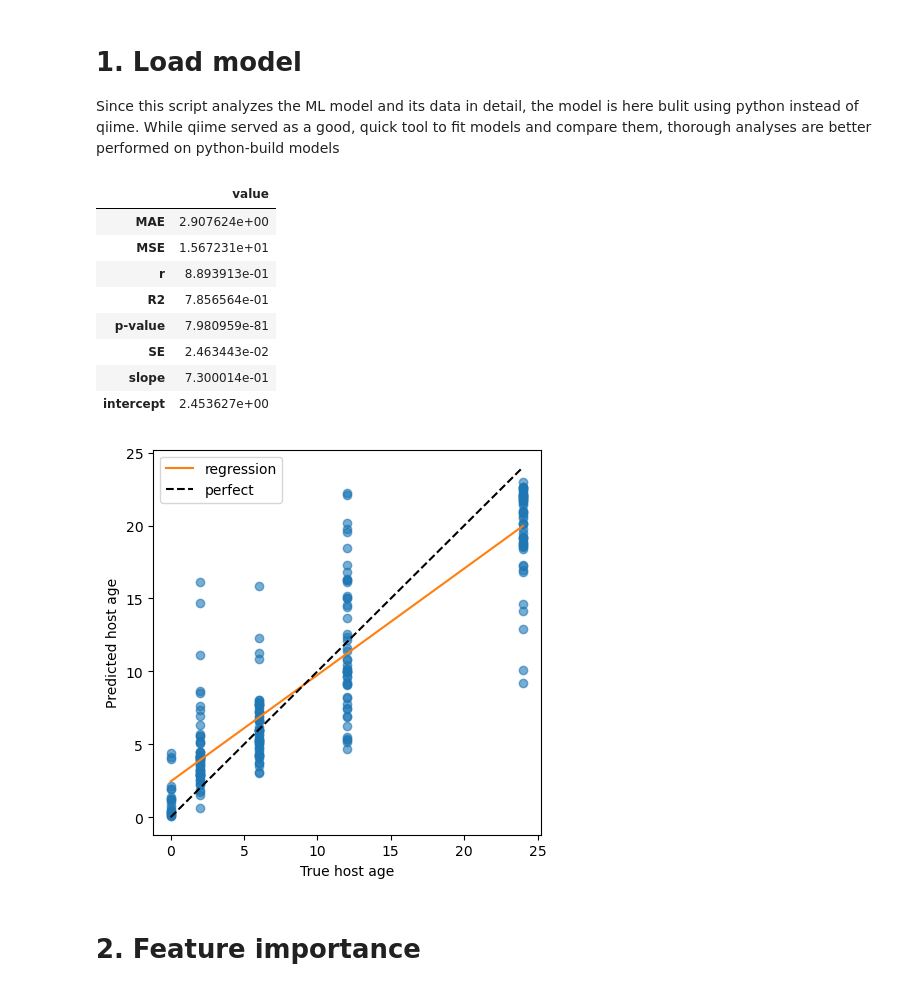
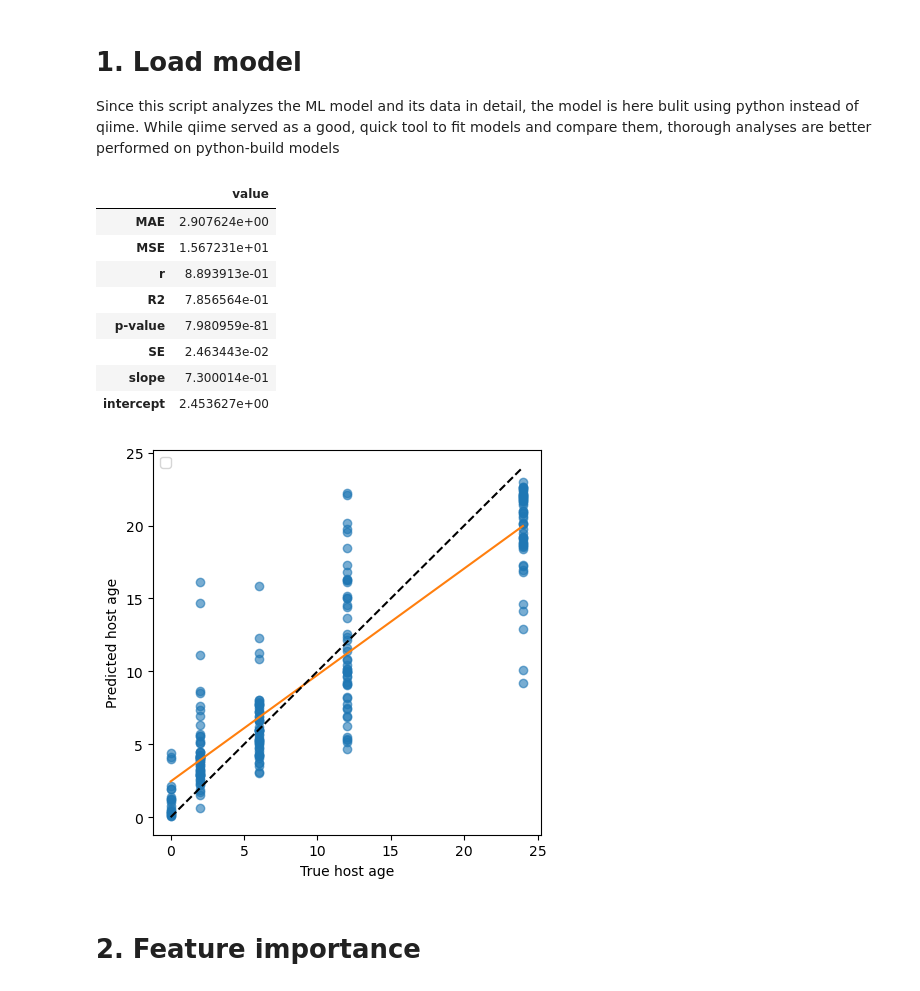
Before and after one commit to tpayer-eng/MicroOdyssey, a Jupyter notebook: scripts/05_ML/featureimportance.ipynb, the cells around one changed output. Cells and saved outputs as stored; diff of their text form; code cells hidden in the pictures.

```diff
--- a/scripts/05_ML/featureimportance.ipynb
+++ b/scripts/05_ML/featureimportance.ipynb
@@ -38,34 +38,34 @@ y_pred = pd.Series(pred, index=y.index)
 # %%
 lr = st.linregress(y_true, y_pred)
 metrics = pd.Series({
     "MAE": mean_absolute_error(y_true, y_pred),
     "MSE": mean_squared_error(y_true, y_pred),
     "r": lr.rvalue, "R2": r2_score(y_true, y_pred),
     "p-value": lr.pvalue, "SE": lr.stderr,
     "slope": lr.slope, "intercept": lr.intercept,
 }, name="value").to_frame()
 display(metrics)
 
 
 fig, ax = plt.subplots(figsize=(5, 5))
 ax.scatter(y_true, y_pred, alpha=0.6)
 xs = np.array([y_true.min(), y_true.max()])
-ax.plot(xs, lr.slope * xs + lr.intercept, color="C1", label="regression")
-ax.plot(xs, xs, "k--", label="perfect")
+ax.plot(xs, lr.slope * xs + lr.intercept, color="C1", label="")
+ax.plot(xs, xs, "k--", label="")
 ax.set(xlabel="True host age", ylabel="Predicted host age")
 ax.legend()
 plt.show()
 # %% [output]
 |  | value |
 | MAE | 2.907624e+00 |
 | MSE | 1.567231e+01 |
 | r | 8.893913e-01 |
 | R2 | 7.856564e-01 |
 | p-value | 7.980959e-81 |
 | SE | 2.463443e-02 |
 | slope | 7.300014e-01 |
 | intercept | 2.453627e+00 |
-[figure, old version]
+[figure, new version]
 # %% [markdown]
 # 2. Feature importance
 # %%
```
Also changed, not shown: parts of 10 cells of this notebook, 26 other files.
